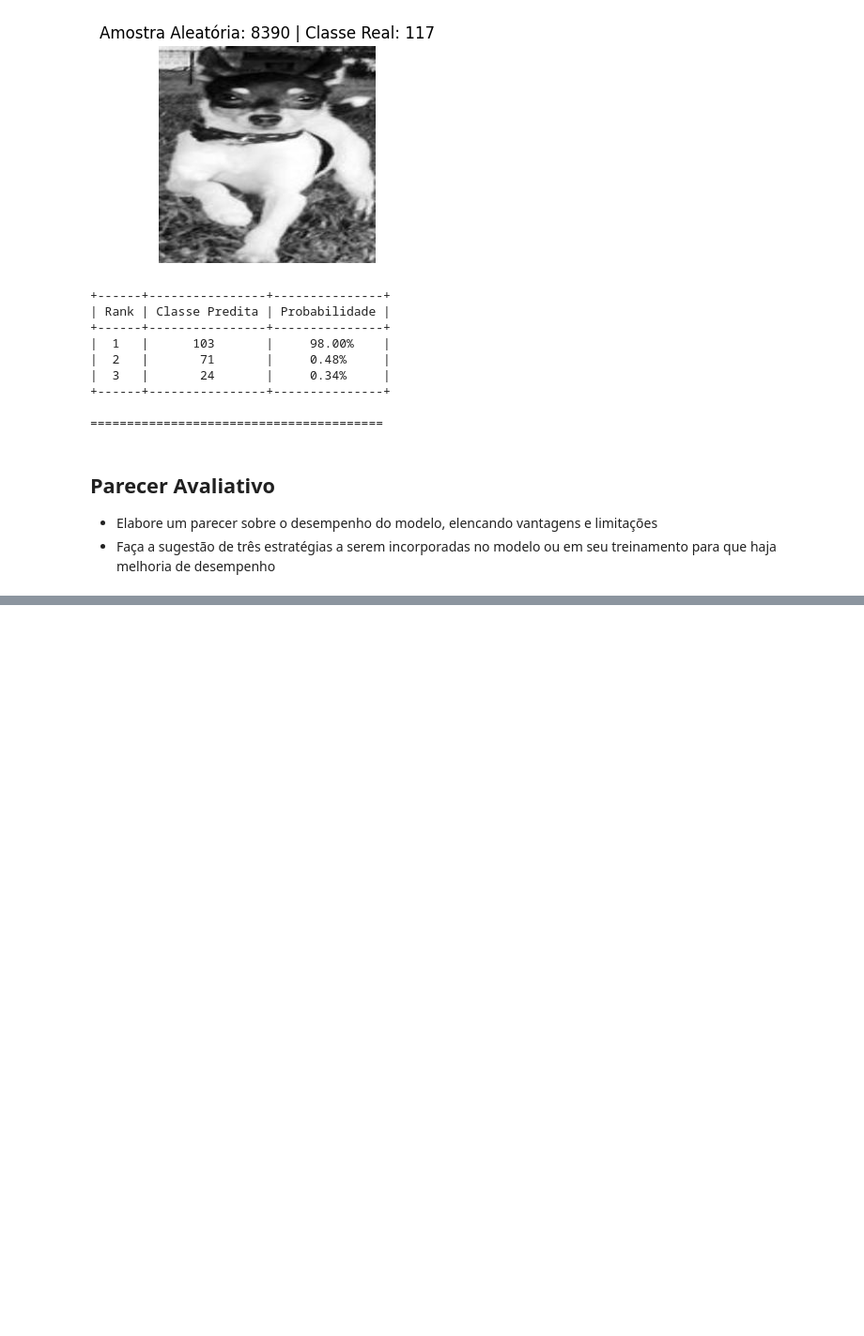
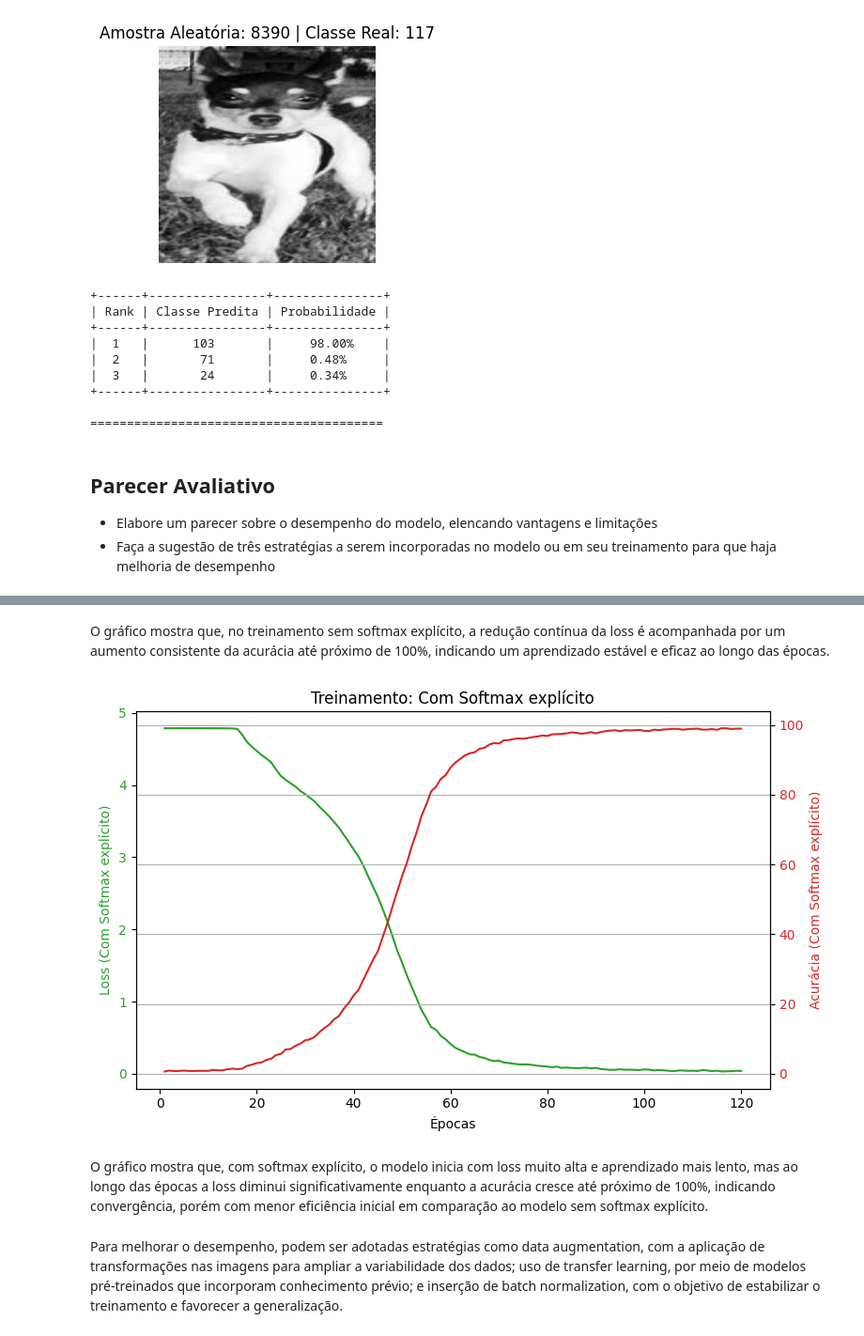
Before and after one commit to andradepv/AlexNet-CNN, a Jupyter notebook: atv-topicos1.ipynb, the cells around one changed output, grey strips where cells are left out. Shown at 94% size. Cells and saved outputs as stored; diff of their text form; code cells hidden in the pictures; blank space fills up the shorter version.

```diff
--- a/atv-topicos1.ipynb
+++ b/atv-topicos1.ipynb
@@ -563,0 +630,26 @@ for idx in indices:
+# %% [markdown]
+O gráfico mostra que, no treinamento sem softmax explícito, a redução contínua da loss é acompanhada por um aumento consistente da acurácia até próximo de 100%, indicando um aprendizado estável e eficaz ao longo das épocas.
+# %%
+fig, ax1 = plt.subplots(figsize=(8,5))
+color1 = 'tab:green'
+color2 = 'tab:red'
+ax1.set_xlabel('Épocas')
+ax1.set_ylabel(f'Loss ({label2})', color=color1)
+ax1.plot(df2['epoch'], df2['train_loss'], color=color1, label=f'Loss {label2}')
+ax1.tick_params(axis='y', labelcolor=color1)
+
+ax2 = ax1.twinx()
+ax2.set_ylabel(f'Acurácia ({label2})', color=color2)
+ax2.plot(df2['epoch'], df2['train_acc'], color=color2, label=f'Acurácia {label2}')
+ax2.tick_params(axis='y', labelcolor=color2)
+
+plt.title(f'Treinamento: {label2}')
+fig.tight_layout()
+plt.grid(True)
+plt.show()
+# %% [output]
+[figure, added]
+# %% [markdown]
+O gráfico mostra que, com softmax explícito, o modelo inicia com loss muito alta e aprendizado mais lento, mas ao longo das épocas a loss diminui significativamente enquanto a acurácia cresce até próximo de 100%, indicando convergência, porém com menor eficiência inicial em comparação ao modelo sem softmax explícito.
+# %% [markdown]
+Para melhorar o desempenho, podem ser adotadas estratégias como data augmentation, com a aplicação de transformações nas imagens para ampliar a variabilidade dos dados; uso de transfer learning, por meio de modelos pré-treinados que incorporam conhecimento prévio; e inserção de batch normalization, com o objetivo de estabilizar o treinamento e favorecer a generalização.
```
Also changed, not shown: parts of 13 cells of this notebook, 5 other files.
